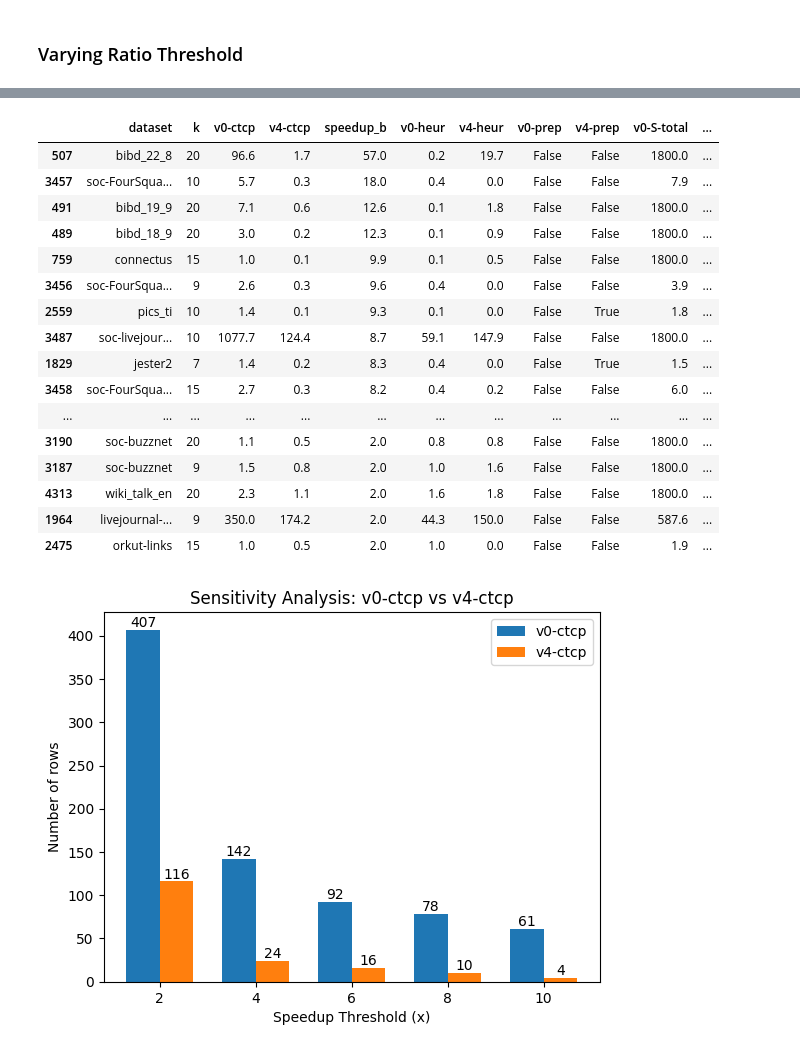
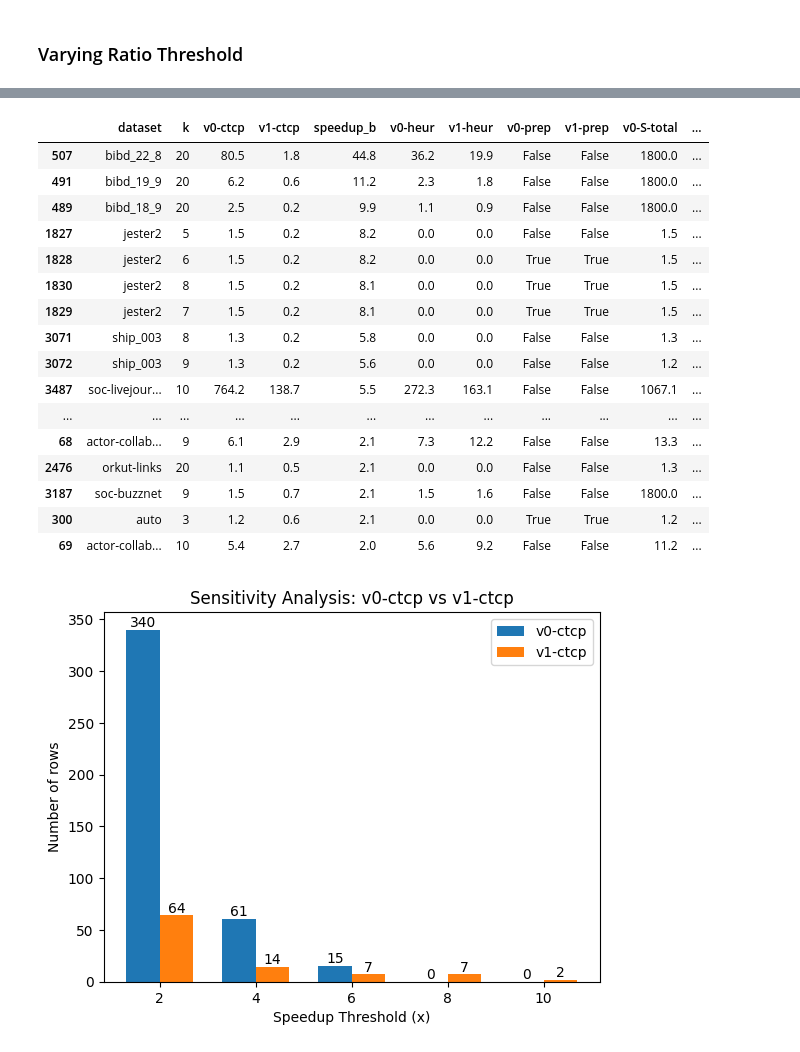
Before and after one commit to akhlaqueak/kplex-ML, a Jupyter notebook: notebooks/preprocessing.ipynb, the cells around one changed output, grey strips where cells are left out. Drawn from its saved outputs; the diff is of its cells as text; code cells hidden in the pictures.

```diff
--- a/notebooks/preprocessing.ipynb
+++ b/notebooks/preprocessing.ipynb
@@ -6,10 +6,29 @@ import pandas as pd
 import matplotlib.pyplot as plt
 from IPython.display import Markdown, display
 
-file_path = "results-filtered.csv"
-df = pd.read_csv(file_path)
-for v in "v0 v1 v4".split():
+file_path = "results-filtered.xlsx"
+df = pd.read_excel(file_path, sheet_name="kPEX")
+df = pd.read_excel(file_path, sheet_name="UMKP+")
+versions="v0 v1 v2 v3".split()
+branchings="S R P".split()
+
+for v in versions:
     df[f"{v}-prep"] = df[f"{v}-S-bnb"]=="prep"
+
+    cols = [f"{v}-{b}-ctcp" for b in branchings]
+    df[f"{v}-ctcp"] = (
+        df[cols]
+        .apply(pd.to_numeric, errors="coerce")  # non-numeric → NaN
+        .mean(axis=1)                           # skips NaN automatically
+    )
+    cols = [f"{v}-{b}-heur" for b in branchings]
+    df[f"{v}-heur"] = (
+        df[cols]
+        .apply(pd.to_numeric, errors="coerce")  # non-numeric → NaN
+        .mean(axis=1)                           # skips NaN automatically
+    )
+
+
 def clean_dataframe(df):
     df = df.dropna(axis=1, how="all")
     df = df.copy()
@@ -27,3 +46,6 @@ def clean_dataframe(df):
     return df.apply(convert_col)
 
 df = clean_dataframe(df)
+
+for v in versions:
+    df[f"{v}-init"] = df[f"{v}-heur"]+df[f"{v}-ctcp"]
@@ -148,7 +81,7 @@ plt.show()
 # CONFIG
 # =========================
 col_a = "v0-ctcp"
-col_b = "v4-ctcp"
+col_b = "v1-ctcp"
 va = col_a.split("-")[0]
 vb = col_b.split("-")[0]
 thresholds = [2, 4, 6, 8, 10]
@@ -182,7 +115,7 @@ b_wins = df_filtered[df_filtered["speedup_b"] >= threshold_check].copy()
 # Determine weaker side
 if len(a_wins) < len(b_wins):
     weaker = "A"
-    weaker_df = a_wins.sort_values(by="v4-ctcp", ascending=False)
+    weaker_df = a_wins.sort_values(by="speedup_a", ascending=False)
     speed_col = "speedup_a"
     wc=col_a.split("-")[0]
 elif len(b_wins) < len(a_wins):
@@ -201,8 +134,8 @@ print(f"\n=== Threshold {threshold_check} Analysis ===")
 print(f"{col_a} wins: {len(a_wins)}")
 print(f"{col_b} wins: {len(b_wins)}")
 
-pd.set_option('display.max_rows', 500)
-pd.set_option('display.max_columns', 500)
+pd.set_option('display.max_rows', None)
+pd.set_option('display.max_columns', None)
 
 
 
@@ -220,6 +153,14 @@ else:
             )
         )[["dataset", "k", col_a, col_b, speed_col, f"{va}-heur", f"{vb}-heur", f"{va}-prep", f"{vb}-prep", f"{va}-S-total", f"{vb}-S-total", f"{va}-R-total", f"{vb}-R-total",f"{va}-P-total",  f"{vb}-P-total"]]
     )
+
+    # display(
+    #     weaker_df.assign(
+    #         dataset=weaker_df["dataset"].apply(
+    #             lambda x: x[:max_len] + "..." if len(x) > max_len else x
+    #         )
+    #     )[["dataset", "k", col_a, col_b, speed_col]]
+    # )
 
 # =========================
 # Sensitivity analysis
@@ -271,21 +212,21 @@ v4-ctcp wins: 116
 
 Weaker side: col_b
 Sorted in descending order of speedup:
-|  | dataset | k | v0-ctcp | v4-ctcp | speedup_b | v0-heur | v4-heur | v0-prep | v4-prep | v0-S-total | ... |
-| 507 | bibd_22_8 | 20 | 96.6 | 1.7 | 57.0 | 0.2 | 19.7 | False | False | 1800.0 | ... |
-| 3457 | soc-FourSqua... | 10 | 5.7 | 0.3 | 18.0 | 0.4 | 0.0 | False | False | 7.9 | ... |
-| 491 | bibd_19_9 | 20 | 7.1 | 0.6 | 12.6 | 0.1 | 1.8 | False | False | 1800.0 | ... |
-| 489 | bibd_18_9 | 20 | 3.0 | 0.2 | 12.3 | 0.1 | 0.9 | False | False | 1800.0 | ... |
-| 759 | connectus | 15 | 1.0 | 0.1 | 9.9 | 0.1 | 0.5 | False | False | 1800.0 | ... |
-| 3456 | soc-FourSqua... | 9 | 2.6 | 0.3 | 9.6 | 0.4 | 0.0 | False | False | 3.9 | ... |
-| 2559 | pics_ti | 10 | 1.4 | 0.1 | 9.3 | 0.1 | 0.0 | False | True | 1.8 | ... |
-| 3487 | soc-livejour... | 10 | 1077.7 | 124.4 | 8.7 | 59.1 | 147.9 | False | False | 1800.0 | ... |
-| 1829 | jester2 | 7 | 1.4 | 0.2 | 8.3 | 0.4 | 0.0 | False | True | 1.5 | ... |
-| 3458 | soc-FourSqua... | 15 | 2.7 | 0.3 | 8.2 | 0.4 | 0.2 | False | False | 6.0 | ... |
+|  | dataset | k | v0-ctcp | v1-ctcp | speedup_b | v0-heur | v1-heur | v0-prep | v1-prep | v0-S-total | ... |
+| 507 | bibd_22_8 | 20 | 80.5 | 1.8 | 44.8 | 36.2 | 19.9 | False | False | 1800.0 | ... |
+| 491 | bibd_19_9 | 20 | 6.2 | 0.6 | 11.2 | 2.3 | 1.8 | False | False | 1800.0 | ... |
+| 489 | bibd_18_9 | 20 | 2.5 | 0.2 | 9.9 | 1.1 | 0.9 | False | False | 1800.0 | ... |
+| 1827 | jester2 | 5 | 1.5 | 0.2 | 8.2 | 0.0 | 0.0 | False | False | 1.5 | ... |
+| 1828 | jester2 | 6 | 1.5 | 0.2 | 8.2 | 0.0 | 0.0 | True | True | 1.5 | ... |
+| 1830 | jester2 | 8 | 1.5 | 0.2 | 8.1 | 0.0 | 0.0 | True | True | 1.5 | ... |
+| 1829 | jester2 | 7 | 1.5 | 0.2 | 8.1 | 0.0 | 0.0 | True | True | 1.5 | ... |
+| 3071 | ship_003 | 8 | 1.3 | 0.2 | 5.8 | 0.0 | 0.0 | False | False | 1.3 | ... |
+| 3072 | ship_003 | 9 | 1.3 | 0.2 | 5.6 | 0.0 | 0.0 | False | False | 1.2 | ... |
+| 3487 | soc-livejour... | 10 | 764.2 | 138.7 | 5.5 | 272.3 | 163.1 | False | False | 1067.1 | ... |
 | ... | ... | ... | ... | ... | ... | ... | ... | ... | ... | ... | ... |
-| 3190 | soc-buzznet | 20 | 1.1 | 0.5 | 2.0 | 0.8 | 0.8 | False | False | 1800.0 | ... |
-| 3187 | soc-buzznet | 9 | 1.5 | 0.8 | 2.0 | 1.0 | 1.6 | False | False | 1800.0 | ... |
-| 4313 | wiki_talk_en | 20 | 2.3 | 1.1 | 2.0 | 1.6 | 1.8 | False | False | 1800.0 | ... |
-| 1964 | livejournal-... | 9 | 350.0 | 174.2 | 2.0 | 44.3 | 150.0 | False | False | 587.6 | ... |
-| 2475 | orkut-links | 15 | 1.0 | 0.5 | 2.0 | 1.0 | 0.0 | False | False | 1.9 | ... |
+| 68 | actor-collab... | 9 | 6.1 | 2.9 | 2.1 | 7.3 | 12.2 | False | False | 13.3 | ... |
+| 2476 | orkut-links | 20 | 1.1 | 0.5 | 2.1 | 0.0 | 0.0 | False | False | 1.3 | ... |
+| 3187 | soc-buzznet | 9 | 1.5 | 0.7 | 2.1 | 1.5 | 1.6 | False | False | 1800.0 | ... |
+| 300 | auto | 3 | 1.2 | 0.6 | 2.1 | 0.0 | 0.0 | True | True | 1.2 | ... |
+| 69 | actor-collab... | 10 | 5.4 | 2.7 | 2.0 | 5.6 | 9.2 | False | False | 11.2 | ... |
-[figure, old version]
+[figure, new version]
```
Also changed, not shown: parts of 3 cells of this notebook, 10 other files.
